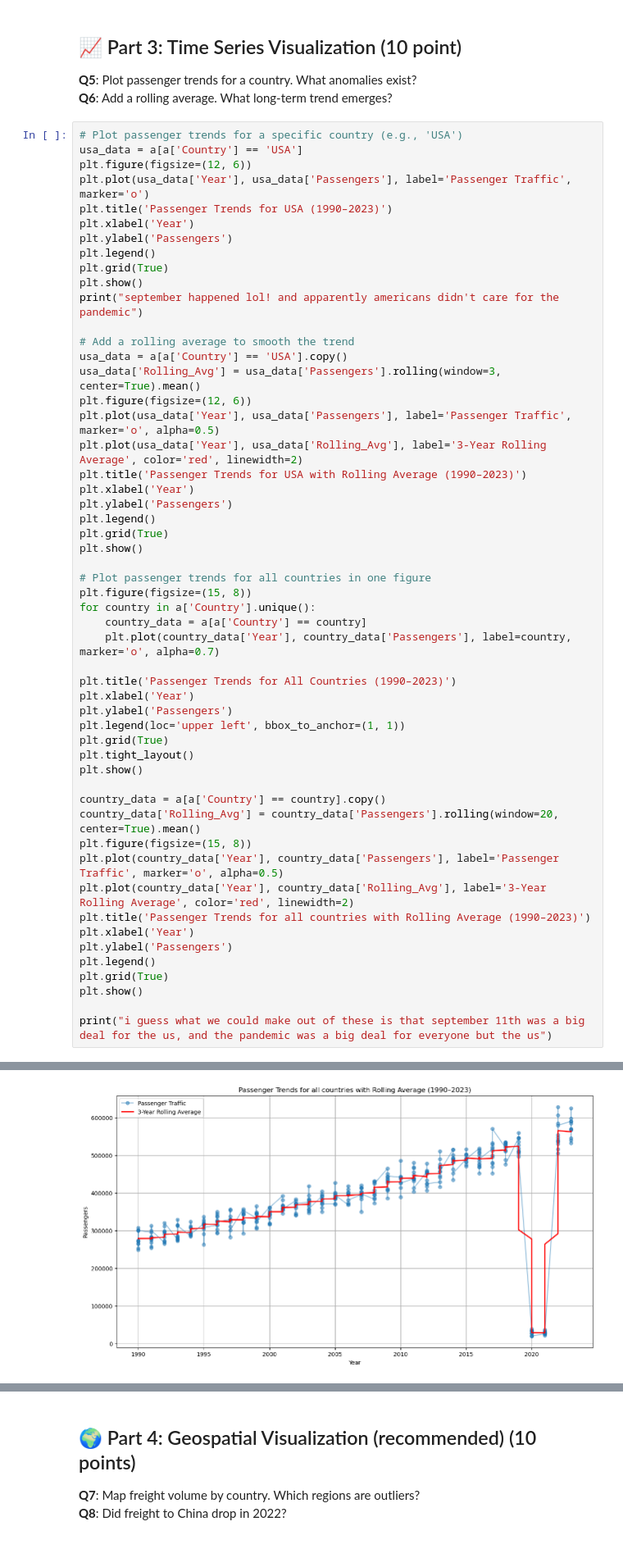
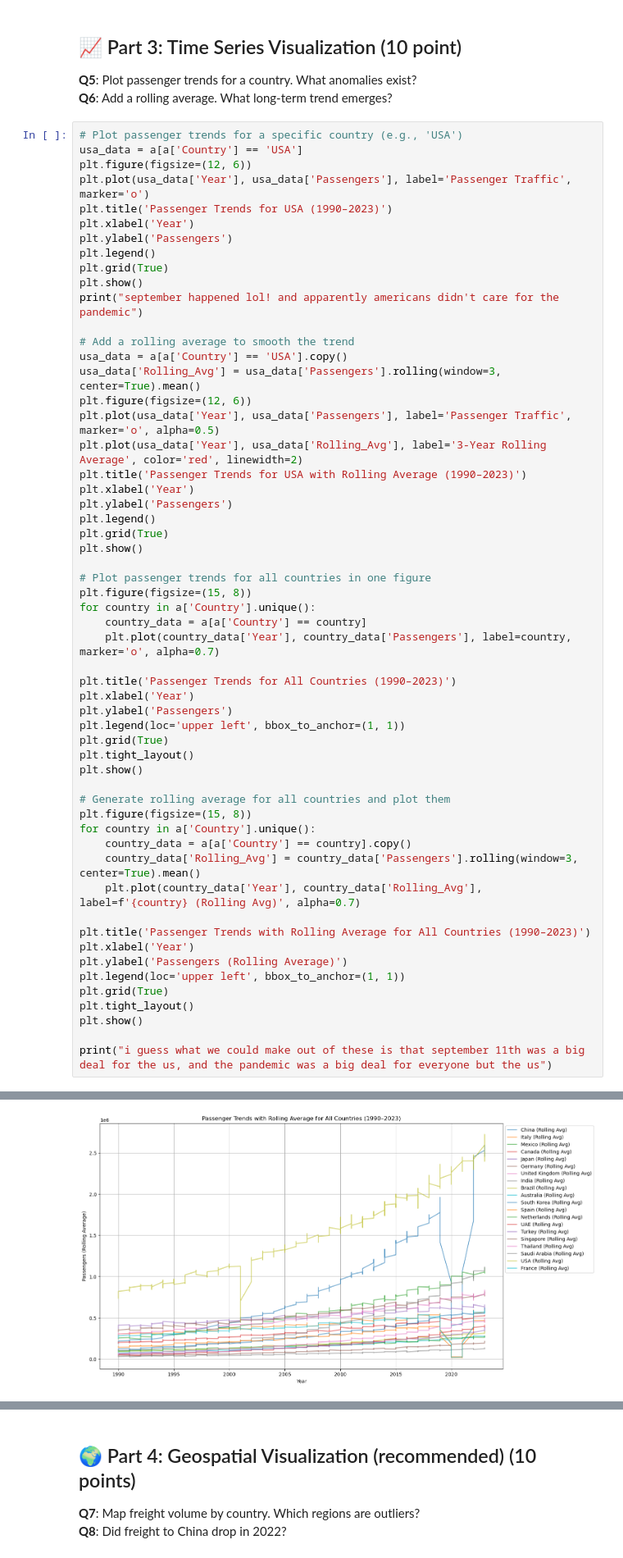
Before and after one commit to WRH-05/RobAI2, a Jupyter notebook: challenges/code/challenge-robai-1.ipynb, the cells around one changed output, grey strips where cells are left out. Shown at 82% size. Saved outputs shown, nothing was run; the diff lists cells and outputs as text.

```diff
--- a/challenges/code/challenge-robai-1.ipynb
+++ b/challenges/code/challenge-robai-1.ipynb
@@ -162,41 +162,44 @@ plt.xlabel('Year')
 plt.ylabel('Passengers')
 plt.legend()
 plt.grid(True)
 plt.show()
 
 # Plot passenger trends for all countries in one figure
 plt.figure(figsize=(15, 8))
 for country in a['Country'].unique():
     country_data = a[a['Country'] == country]
     plt.plot(country_data['Year'], country_data['Passengers'], label=country, marker='o', alpha=0.7)
 
 plt.title('Passenger Trends for All Countries (1990–2023)')
 plt.xlabel('Year')
 plt.ylabel('Passengers')
 plt.legend(loc='upper left', bbox_to_anchor=(1, 1))
 plt.grid(True)
 plt.tight_layout()
 plt.show()
 
-country_data = a[a['Country'] == country].copy()
-country_data['Rolling_Avg'] = country_data['Passengers'].rolling(window=20, center=True).mean()
+# Generate rolling average for all countries and plot them
 plt.figure(figsize=(15, 8))
-plt.plot(country_data['Year'], country_data['Passengers'], label='Passenger Traffic', marker='o', alpha=0.5)
-plt.plot(country_data['Year'], country_data['Rolling_Avg'], label='3-Year Rolling Average', color='red', linewidth=2)
-plt.title('Passenger Trends for all countries with Rolling Average (1990–2023)')
+for country in a['Country'].unique():
+    country_data = a[a['Country'] == country].copy()
+    country_data['Rolling_Avg'] = country_data['Passengers'].rolling(window=3, center=True).mean()
+    plt.plot(country_data['Year'], country_data['Rolling_Avg'], label=f'{country} (Rolling Avg)', alpha=0.7)
+
+plt.title('Passenger Trends with Rolling Average for All Countries (1990–2023)')
 plt.xlabel('Year')
-plt.ylabel('Passengers')
-plt.legend()
+plt.ylabel('Passengers (Rolling Average)')
+plt.legend(loc='upper left', bbox_to_anchor=(1, 1))
 plt.grid(True)
+plt.tight_layout()
 plt.show()
 
 print("i guess what we could make out of these is that september 11th was a big deal for the us, and the pandemic was a big deal for everyone but the us")
 # %% [output]
 [figure]
 september happened lol! and apparently americans didn't care for the pandemic
 [figure]
 [figure]
-[figure, old version]
+[figure, new version]
 i guess what we could make out of these is that september 11th was a big deal for the us, and the pandemic was a big deal for everyone but the us
 # %% [markdown]
 ## 🌍 Part 4: Geospatial Visualization (recommended) (10 points)
```
Also changed, not shown: parts of 1 cell of this notebook.
